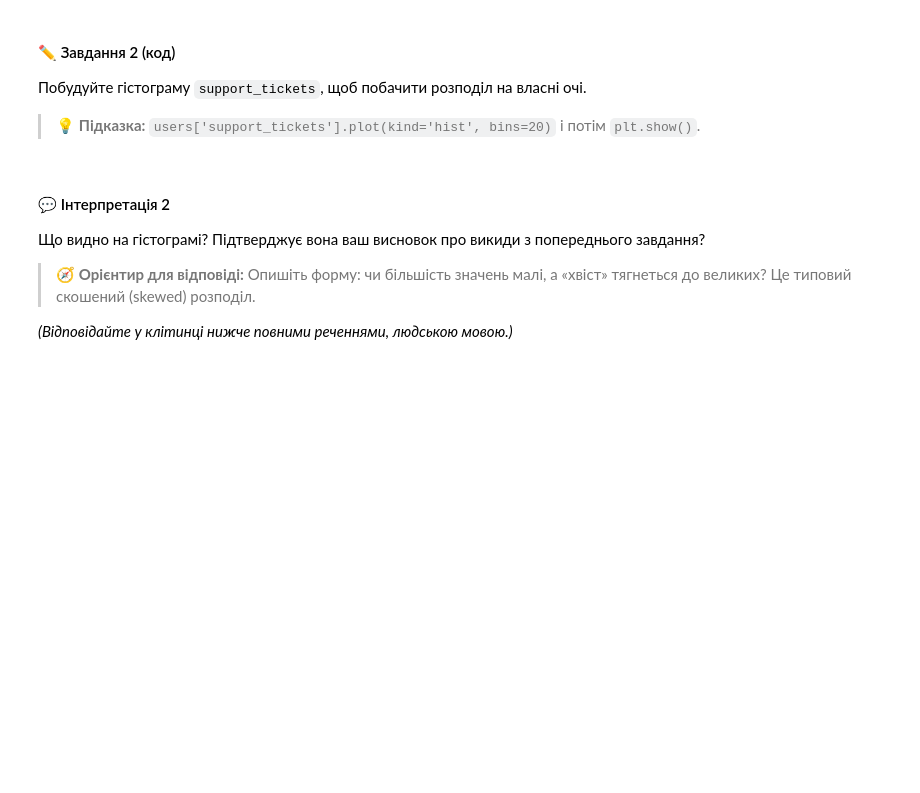
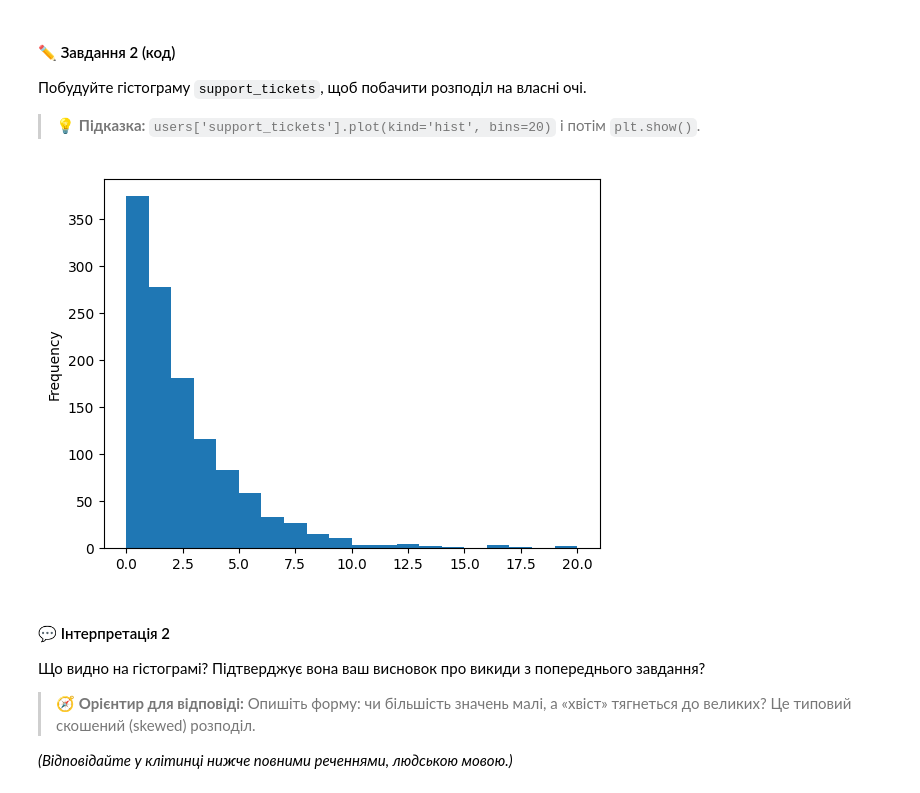
Before and after one commit to Wilson1994/DTA-2026, a Jupyter notebook: homework/practice_stat_tests_HARDER.ipynb, the cells around one changed output. Drawn from its saved outputs; the diff is of its cells as text; code cells hidden in the pictures; blank space fills up the shorter version.

```diff
--- a/homework/practice_stat_tests_HARDER.ipynb
+++ b/homework/practice_stat_tests_HARDER.ipynb
@@ -97,3 +133,12 @@ users.head()
+# %%
+# Завдання 2:
+
+import matplotlib.pyplot as plt
+
+users['support_tickets'].plot(kind='hist', bins=20)
+plt.show()
+# %% [output]
+[figure, added]
 # %% [markdown]
 #### 💬 Інтерпретація 2
 
```
Also changed, not shown: parts of 37 cells of this notebook.
